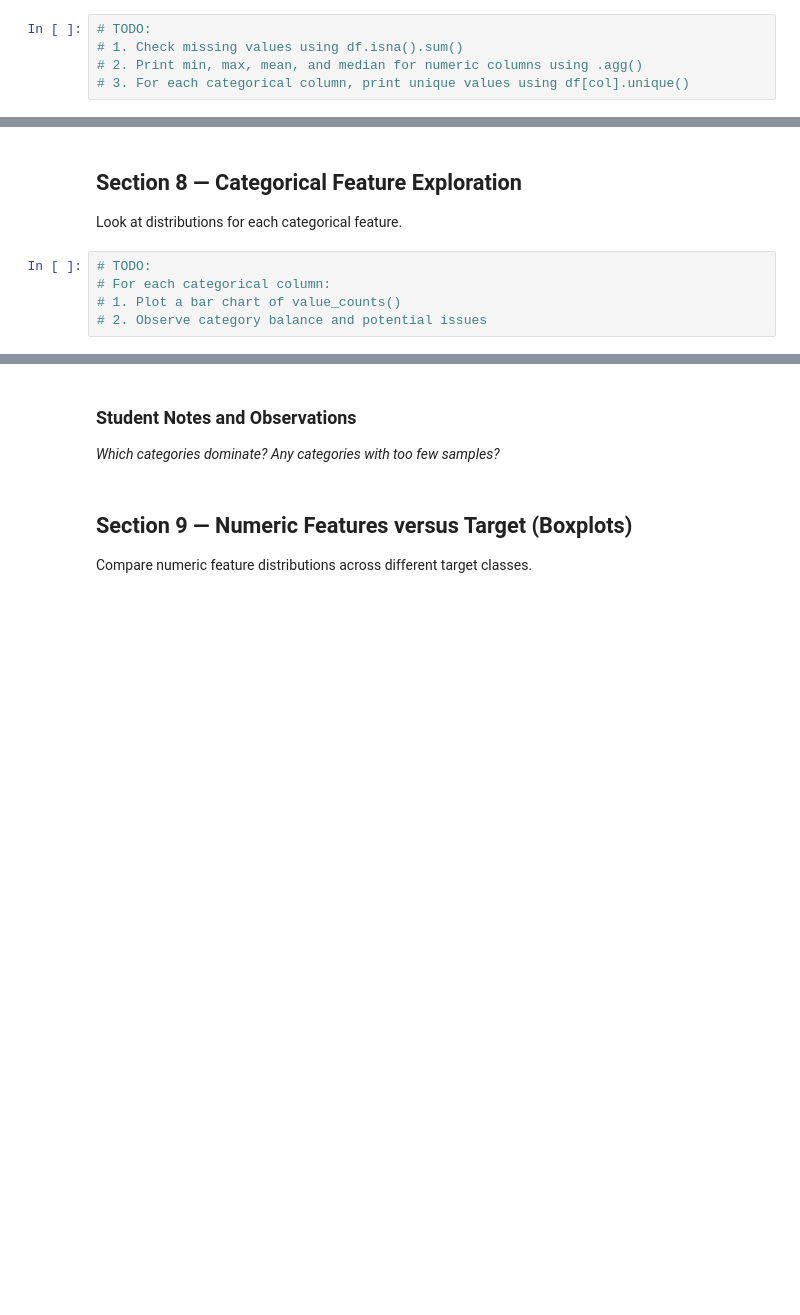
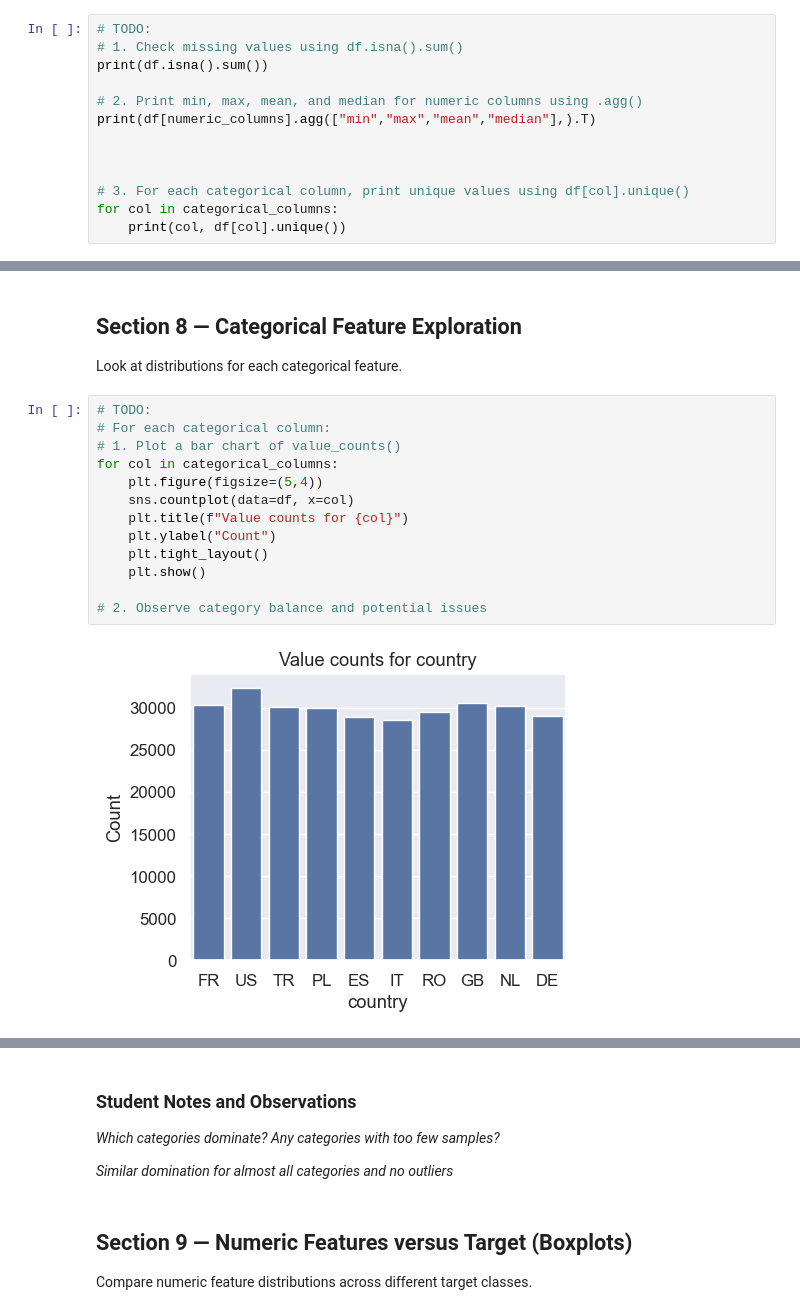
Before and after one commit to ejaz-uddin-swaron/phitron-phase-2-ai-ml-dl-python, a Jupyter notebook: Module 6.5- Practice on Module 06 -EDA-.ipynb, the cells around one changed output, grey strips where cells are left out. Saved outputs shown, nothing was run; the diff lists cells and outputs as text; blank space fills up the shorter version.

```diff
--- a/Module 6.5- Practice on Module 06 -EDA-.ipynb
+++ b/Module 6.5- Practice on Module 06 -EDA-.ipynb
@@ -146,5 +181,13 @@ Check for missing values and basic sanity of value ranges.
 # %%
 # TODO:
 # 1. Check missing values using df.isna().sum()
+print(df.isna().sum())
+
 # 2. Print min, max, mean, and median for numeric columns using .agg()
+print(df[numeric_columns].agg(["min","max","mean","median"],).T)
+
+
+
 # 3. For each categorical column, print unique values using df[col].unique()
+for col in categorical_columns:
+    print(col, df[col].unique())
@@ -183,5 +279,15 @@ Look at distributions for each categorical feature.
 # %%
 # TODO:
 # For each categorical column:
 # 1. Plot a bar chart of value_counts()
+for col in categorical_columns:
+    plt.figure(figsize=(5,4))
+    sns.countplot(data=df, x=col)
+    plt.title(f"Value counts for {col}")
+    plt.ylabel("Count")
+    plt.tight_layout()
+    plt.show()
+
 # 2. Observe category balance and potential issues
+# %% [output]
+[figure, added]
@@ -189,6 +298,8 @@ Look at distributions for each categorical feature.
 ### Student Notes and Observations
 
 _Which categories dominate? Any categories with too few samples?_
+
+_Similar domination for almost all categories and no outliers_
 # %% [markdown]
 ## Section 9 — Numeric Features versus Target (Boxplots)
 
```
Also changed, not shown: parts of 17 cells of this notebook, 2 other files.
